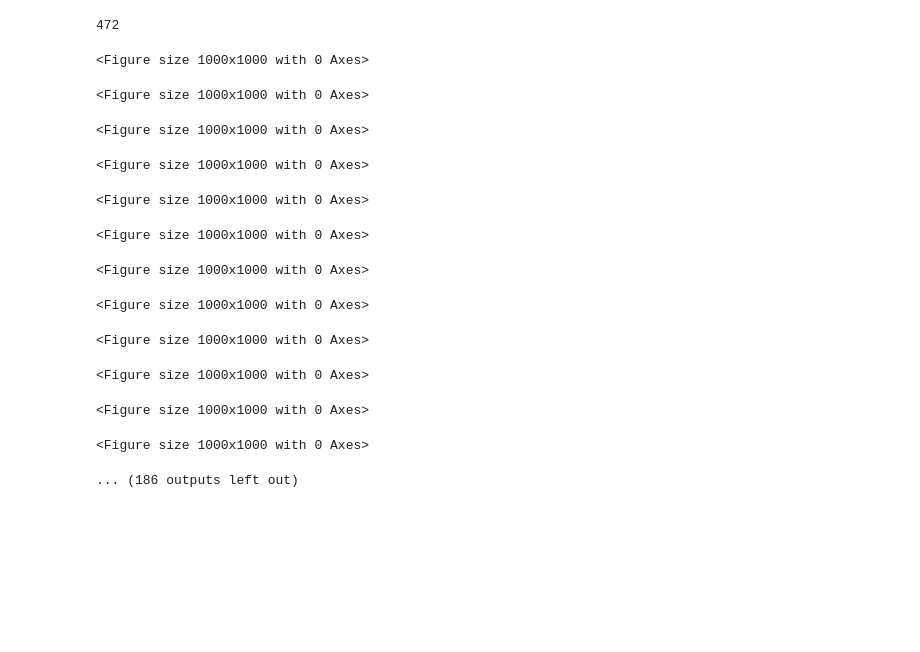
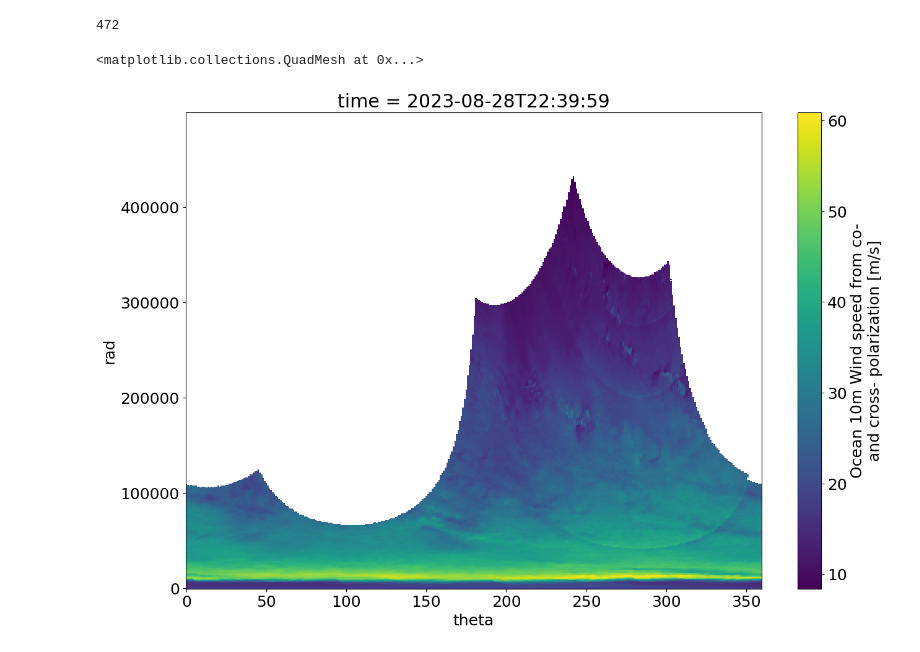
Before and after one commit to Arthur117/TCsLifeMonitFromObs, a Jupyter notebook: winddirection/PRJCT_TCBL/00_ZU12.ipynb, the cells around one changed output. Saved outputs shown, nothing was run; the diff lists cells and outputs as text; code cells hidden in the pictures; blank space fills up the shorter version.

```diff
--- a/winddirection/PRJCT_TCBL/00_ZU12.ipynb
+++ b/winddirection/PRJCT_TCBL/00_ZU12.ipynb
@@ -80,6 +80,8 @@ print(len(dsg_filtered.time))
 # # Choose only southern hemisphere storms
 # dsg_filtered = dsg_filtered.where(dsg_filtered.lat < 0, drop=True)
 # print(len(dsg_filtered.time))
+# %%
+dsg_filtered = dsg_filtered.where(dsg_filtered.name == 'FRANKLIN', drop=True).isel(time=slice(1, None))
 # %%
 ##############################
 ### Zhand and Uhlhorn 2012 ###
@@ -246,17 +248,8 @@ for t in tqdm(range(len(dsg_filtered.time))):
     if PRMS['sav_css']:
         # Save
         dsp[subset].to_netcdf(PTHS['sav_dir'] + 'cases/{}.nc'.format(ds.file_tcva.item()[:-17]))
-# %% [output]
-<Figure size 1000x1000 with 0 Axes>
-<Figure size 1000x1000 with 0 Axes>
-<Figure size 1000x1000 with 0 Axes>
-<Figure size 1000x1000 with 0 Axes>
-<Figure size 1000x1000 with 0 Axes>
-<Figure size 1000x1000 with 0 Axes>
-<Figure size 1000x1000 with 0 Axes>
-<Figure size 1000x1000 with 0 Axes>
-<Figure size 1000x1000 with 0 Axes>
-<Figure size 1000x1000 with 0 Axes>
-<Figure size 1000x1000 with 0 Axes>
-<Figure size 1000x1000 with 0 Axes>
-... (186 outputs left out)
+# %%
+dsp.wind_speed.plot()
+# %% [output]
+<matplotlib.collections.QuadMesh at 0x...>
+[figure, added]
```
Also changed, not shown: parts of 1 cell of this notebook.
